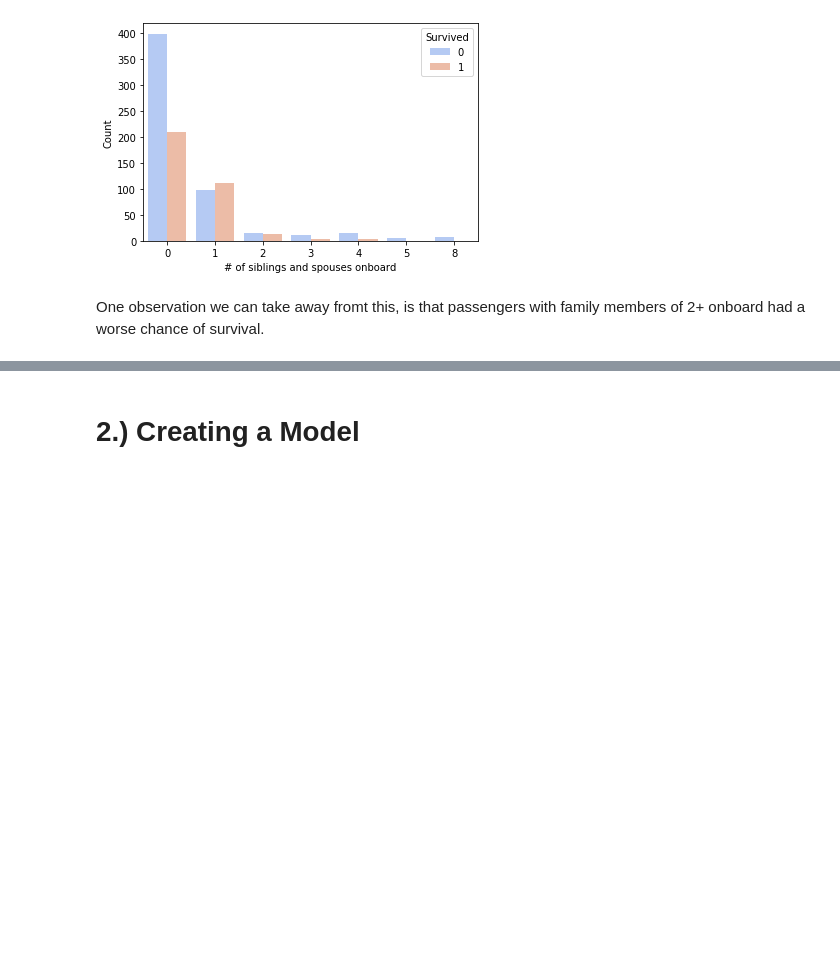
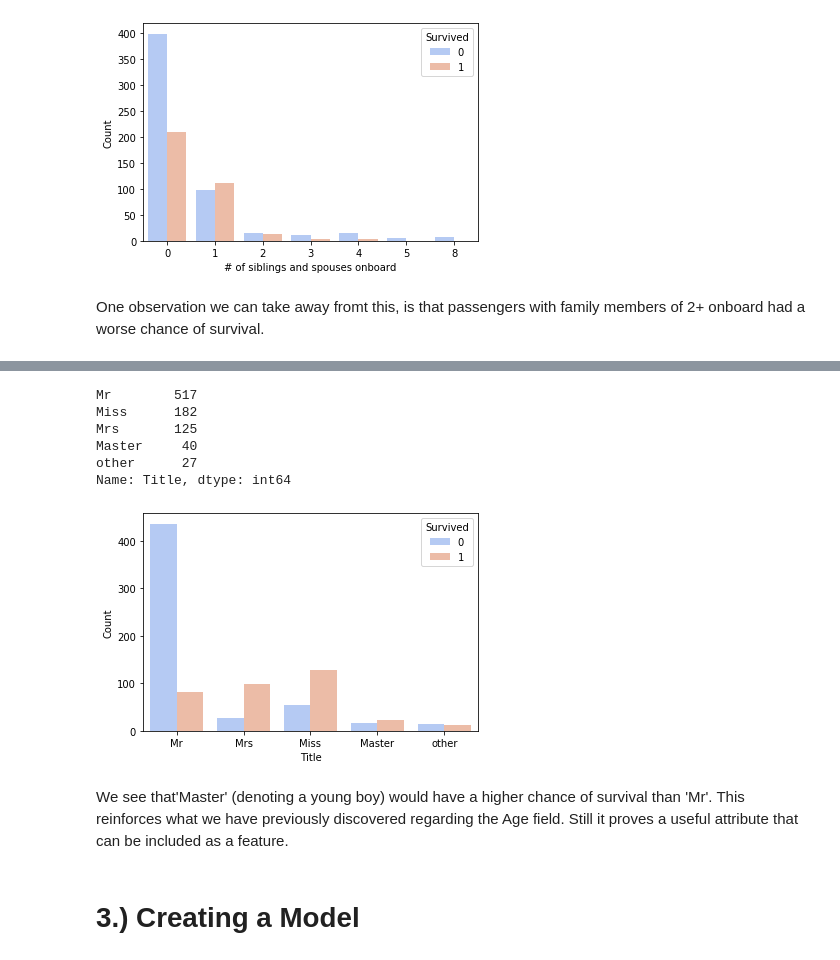
Before and after one commit to sxd942/titanic_kaggle, a Jupyter notebook: titanic_comp.ipynb, the cells around one changed output, grey strips where cells are left out. Drawn from its saved outputs; the diff is of its cells as text; code cells hidden in the pictures; blank space fills up the shorter version.

```diff
--- a/titanic_comp.ipynb
+++ b/titanic_comp.ipynb
@@ -271,0 +277,4 @@ One observation we can take away fromt this, is that passengers with family memb
+# %%
+df_train["Title"] = df_train["Name"].str.extract(r".+,\s([a-zA-z\s]*)")
+count = df_train["Title"].value_counts()
+count
@@ -272,5 +300,24 @@ One observation we can take away fromt this, is that passengers with family memb
+# %%
+df_train["Title"] = df_train["Title"].apply(lambda x: x if x in count[:4] else "other")
+df_train["Title"].value_counts()
+# %% [output]
+Mr        517
+Miss      182
+Mrs       125
+Master     40
+other      27
+Name: Title, dtype: int64
+# %%
+ax = sns.countplot(x ='Title', hue='Survived', data=df_train, palette="coolwarm")
+ax.set(xlabel= 'Title', ylabel= 'Count')
+plt.legend(loc='upper right', title='Survived')
+plt.show()
+# %% [output]
+[figure, added]
+# %% [markdown]
+We see that'Master' (denoting a young boy) would have a higher chance of survival than 'Mr'. This reinforces what we have previously discovered regarding the Age field. Still it proves a useful attribute that can be included as a feature.
 # %% [markdown]
-# 2.) Creating a Model
+# 3.) Creating a Model
 # %%
 y_train = df_train['Survived']
 
```
Also changed, not shown: parts of 18 cells of this notebook.
